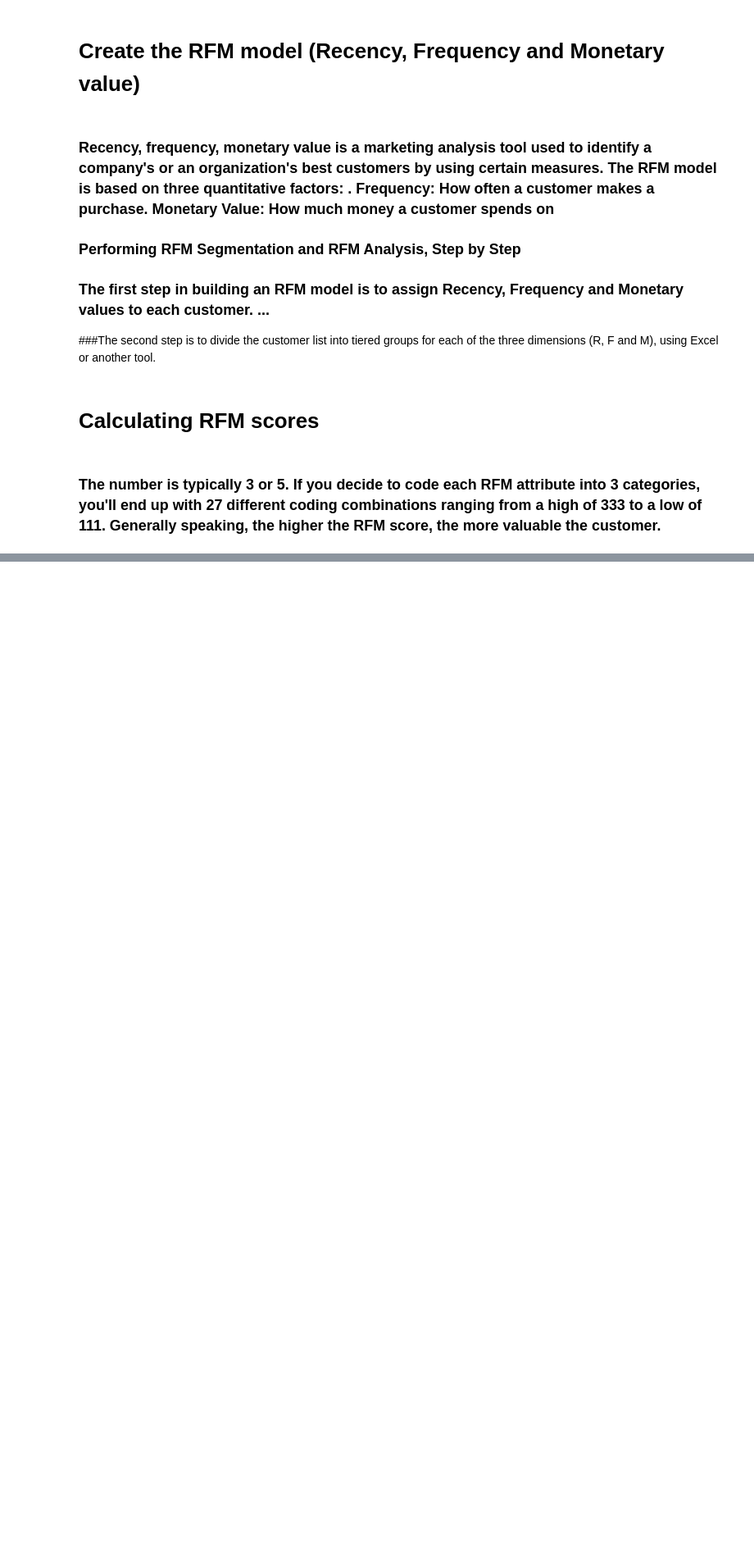
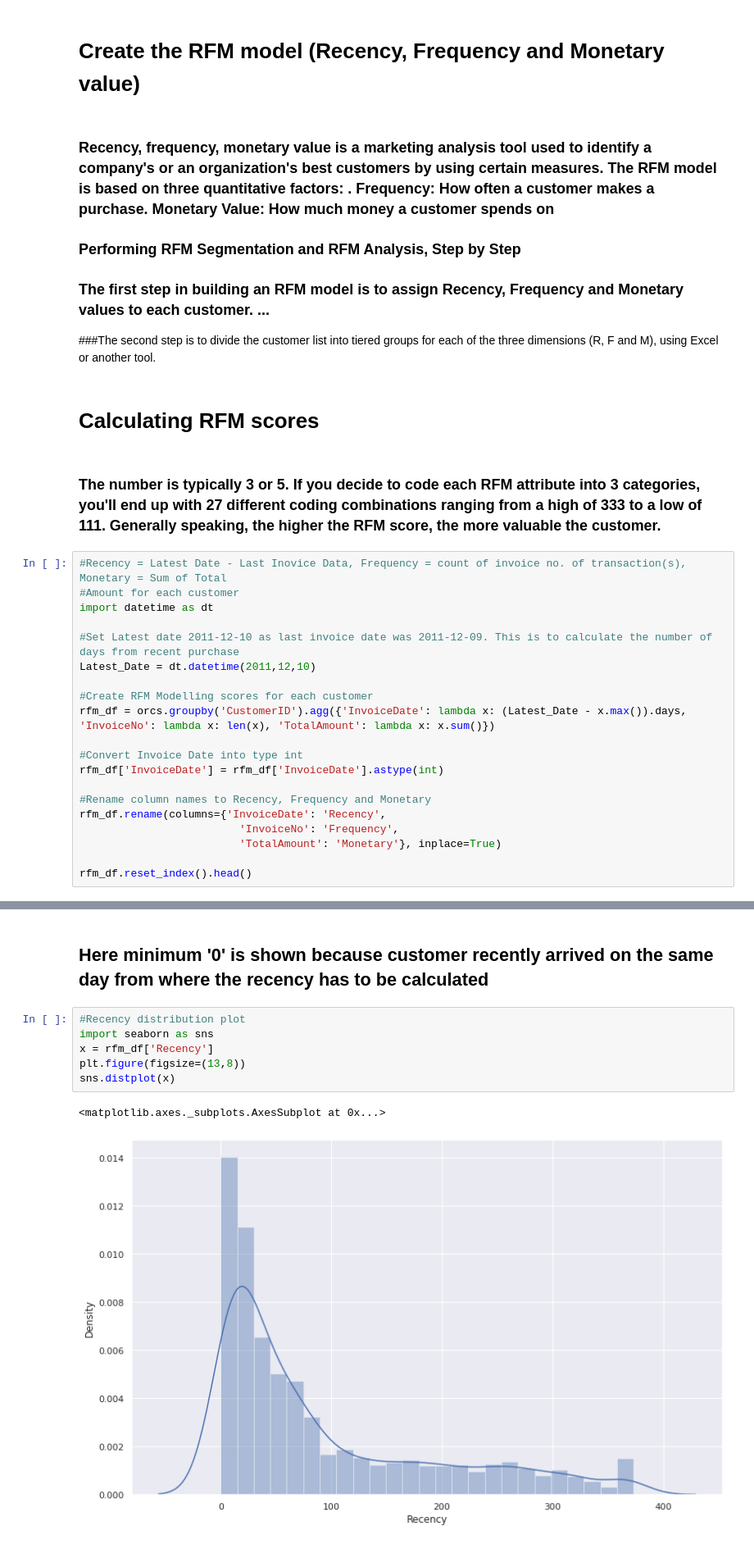
Before and after one commit to atif2786/Online-Retail-Customer-Segmentation., a Jupyter notebook: Online_Retail_Customer_Segmentation.ipynb, the cells around one changed output, grey strips where cells are left out. Shown: that part at 82% size. Cells and saved outputs as stored; diff of their text form; blank space fills up the shorter version.

```diff
--- a/Online_Retail_Customer_Segmentation.ipynb
+++ b/Online_Retail_Customer_Segmentation.ipynb
@@ -632,3 +632,23 @@ orcs.head()
 # **Calculating RFM scores**
 # %% [markdown]
 ### **The number is typically 3 or 5. If you decide to code each RFM attribute into 3 categories, you'll end up with 27 different coding combinations ranging from a high of 333 to a low of 111. Generally speaking, the higher the RFM score, the more valuable the customer.**
+# %%
+#Recency = Latest Date - Last Inovice Data, Frequency = count of invoice no. of transaction(s), Monetary = Sum of Total
+#Amount for each customer
+import datetime as dt
+
+#Set Latest date 2011-12-10 as last invoice date was 2011-12-09. This is to calculate the number of days from recent purchase
+Latest_Date = dt.datetime(2011,12,10)
+
+#Create RFM Modelling scores for each customer
+rfm_df = orcs.groupby('CustomerID').agg({'InvoiceDate': lambda x: (Latest_Date - x.max()).days, 'InvoiceNo': lambda x: len(x), 'TotalAmount': lambda x: x.sum()})
+
+#Convert Invoice Date into type int
+rfm_df['InvoiceDate'] = rfm_df['InvoiceDate'].astype(int)
+
+#Rename column names to Recency, Frequency and Monetary
+rfm_df.rename(columns={'InvoiceDate': 'Recency',
+                         'InvoiceNo': 'Frequency',
+                         'TotalAmount': 'Monetary'}, inplace=True)
+
+rfm_df.reset_index().head()
@@ -634,0 +675,11 @@ orcs.head()
+# %% [markdown]
+## Here minimum '0' is shown because customer recently arrived on the same day from where the recency has to be calculated
+# %%
+#Recency distribution plot
+import seaborn as sns
+x = rfm_df['Recency']
+plt.figure(figsize=(13,8))
+sns.distplot(x)
+# %% [output]
+<matplotlib.axes._subplots.AxesSubplot at 0x...>
+[figure, added]
```
Also changed, not shown: parts of 20 cells of this notebook.
